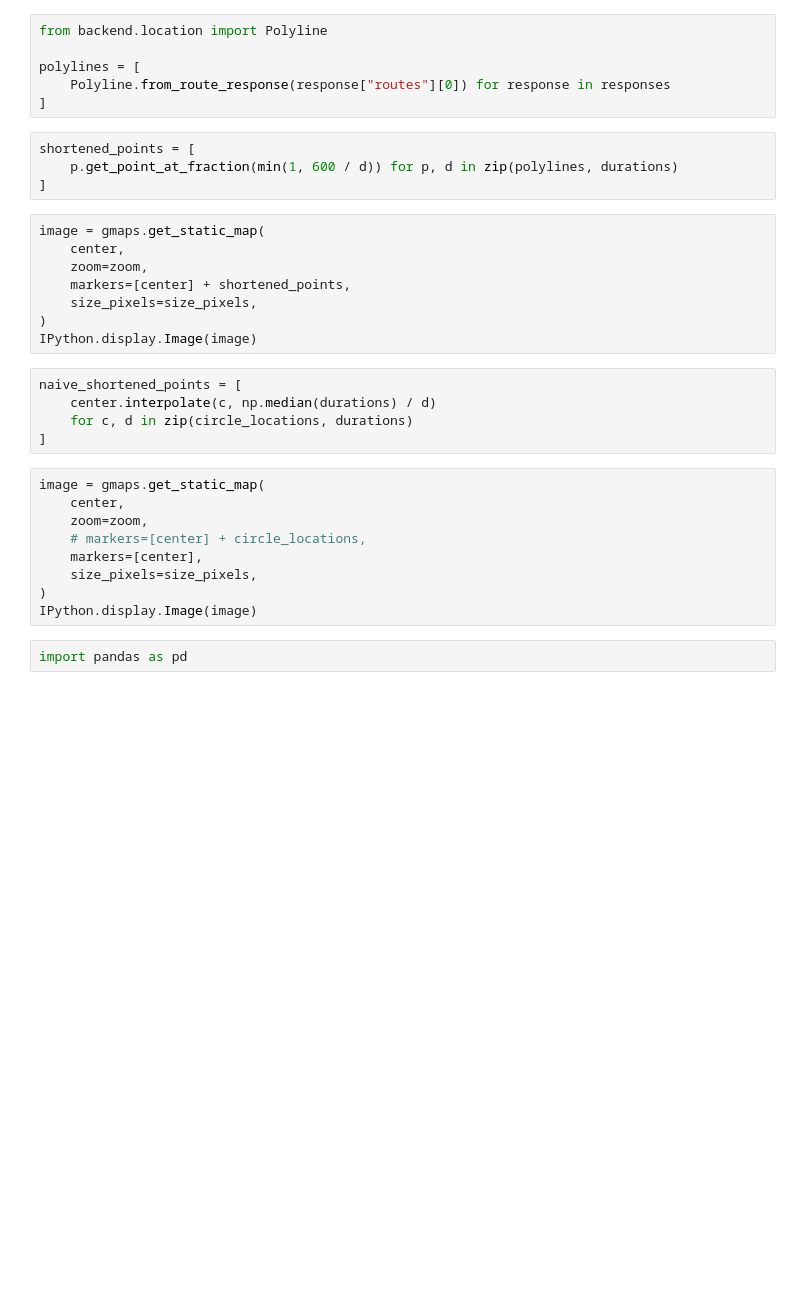
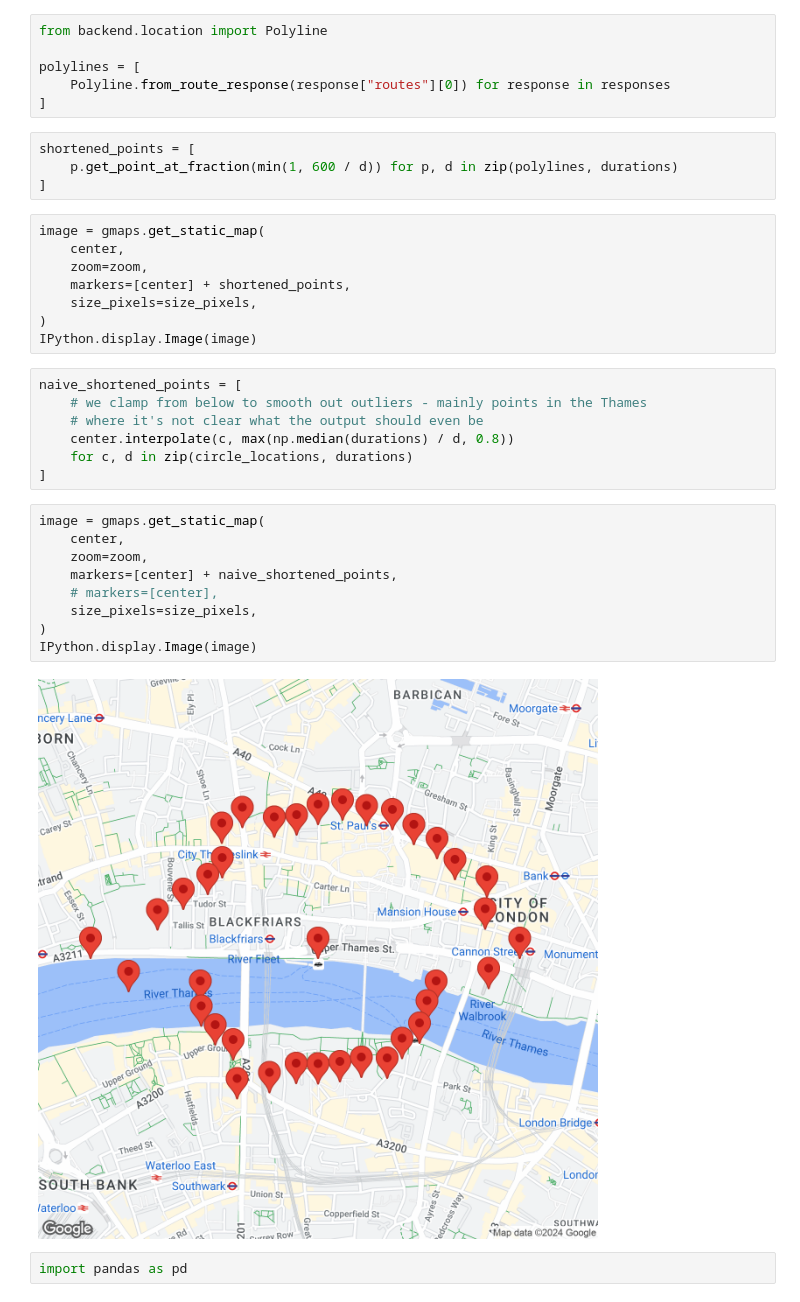
Before and after one commit to vvolhejn/spacetime-maps, a Jupyter notebook: backend/circle.ipynb, the cells around one changed output. Drawn from its saved outputs; the diff is of its cells as text; blank space fills up the shorter version.

```diff
--- a/backend/circle.ipynb
+++ b/backend/circle.ipynb
@@ -100,18 +100,22 @@ image = gmaps.get_static_map(
 IPython.display.Image(image)
 # %%
 naive_shortened_points = [
-    center.interpolate(c, np.median(durations) / d)
+    # we clamp from below to smooth out outliers - mainly points in the Thames
+    # where it's not clear what the output should even be
+    center.interpolate(c, max(np.median(durations) / d, 0.8))
     for c, d in zip(circle_locations, durations)
 ]
 # %%
 image = gmaps.get_static_map(
     center,
     zoom=zoom,
-    # markers=[center] + circle_locations,
-    markers=[center],
+    markers=[center] + naive_shortened_points,
+    # markers=[center],
     size_pixels=size_pixels,
 )
 IPython.display.Image(image)
+# %% [output]
+[figure, added]
 # %%
 import pandas as pd
 # %%
```
Also changed, not shown: parts of 1 cell of this notebook, 2 other files.
